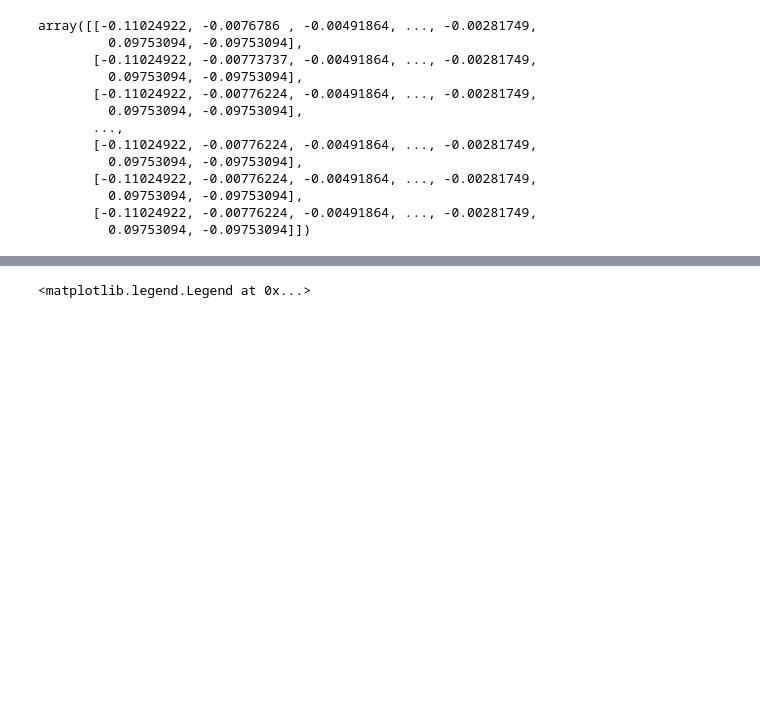
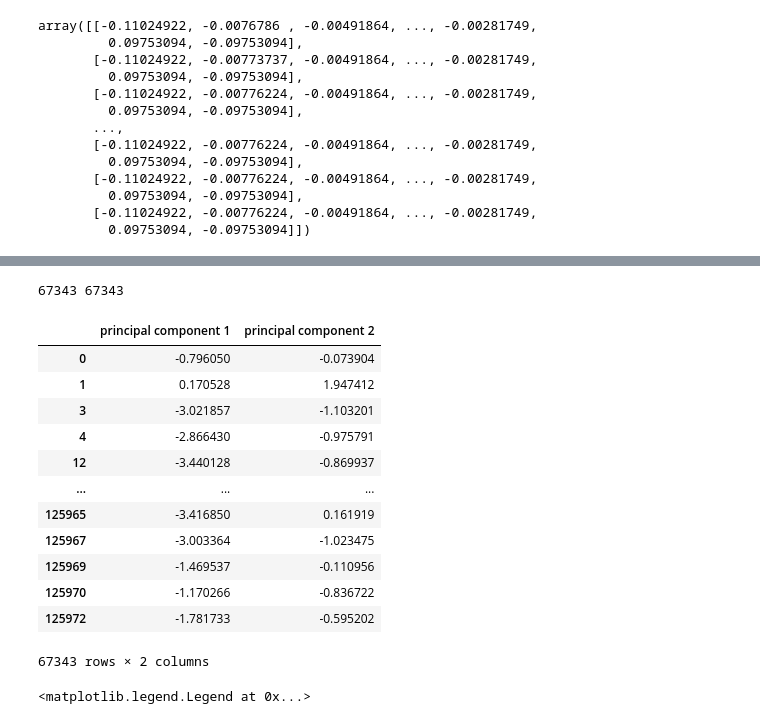
Before and after one commit to greg-norton/kdd99-ml, a Jupyter notebook: gregKMeansTest.ipynb, the cells around one changed output, grey strips where cells are left out. Drawn from its saved outputs; the diff is of its cells as text; code cells hidden in the pictures; blank space fills up the shorter version.

Commit message:
Added an overlay to the plot of the K-Means Clustering groups, that also plots "true normal" values

```diff
--- a/gregKMeansTest.ipynb
+++ b/gregKMeansTest.ipynb
@@ -416,6 +414,28 @@ from sklearn.cluster import KMeans
 km = KMeans(n_clusters = 2)
 km.fit(principalDf)
 y_kmeans = km.predict(principalDf)
+# %%
+#this block prepares a true_normal_df for visualization, so we can compare against the two groups generated by K-Means Clustering
+true_normal_df = principalDf.copy() #get the PCA1 and PCA2 columns from the principalDf (original df), copy them into a new true_normal_df
+true_normal_df['outcome'] = df['outcome'] #copy the outcome column from the original dataframe to the true_normal_df
+true_normal_df = true_normal_df.drop(true_normal_df[true_normal_df.outcome != 'normal'].index) #delete all rows from the true_normal_df that have an outcome that is NOT normal
+print(len(true_normal_df['outcome']), (true_normal_df.outcome == 'normal').sum()) #proof that every outcome in our table is normal
+true_normal_df.drop(['outcome'], axis = 1) #finally, drop the outcome column from the true_normal_df, and we are left with PCA1 and PCA2 cols that correspond to the true normal rows, so we can plot and visualize these in the next step
+# %% [output]
+67343 67343
+|  | principal component 1 | principal component 2 |
+| 0 | -0.796050 | -0.073904 |
+| 1 | 0.170528 | 1.947412 |
+| 3 | -3.021857 | -1.103201 |
+| 4 | -2.866430 | -0.975791 |
+| 12 | -3.440128 | -0.869937 |
+| ... | ... | ... |
+| 125965 | -3.416850 | 0.161919 |
+| 125967 | -3.003364 | -1.023475 |
+| 125969 | -1.469537 | -0.110956 |
+| 125970 | -1.170266 | -0.836722 |
+| 125972 | -1.781733 | -0.595202 |
+67343 rows × 2 columns
 # %%
 import matplotlib.pyplot as plt
 
```
Also changed, not shown: parts of 19 cells of this notebook.
